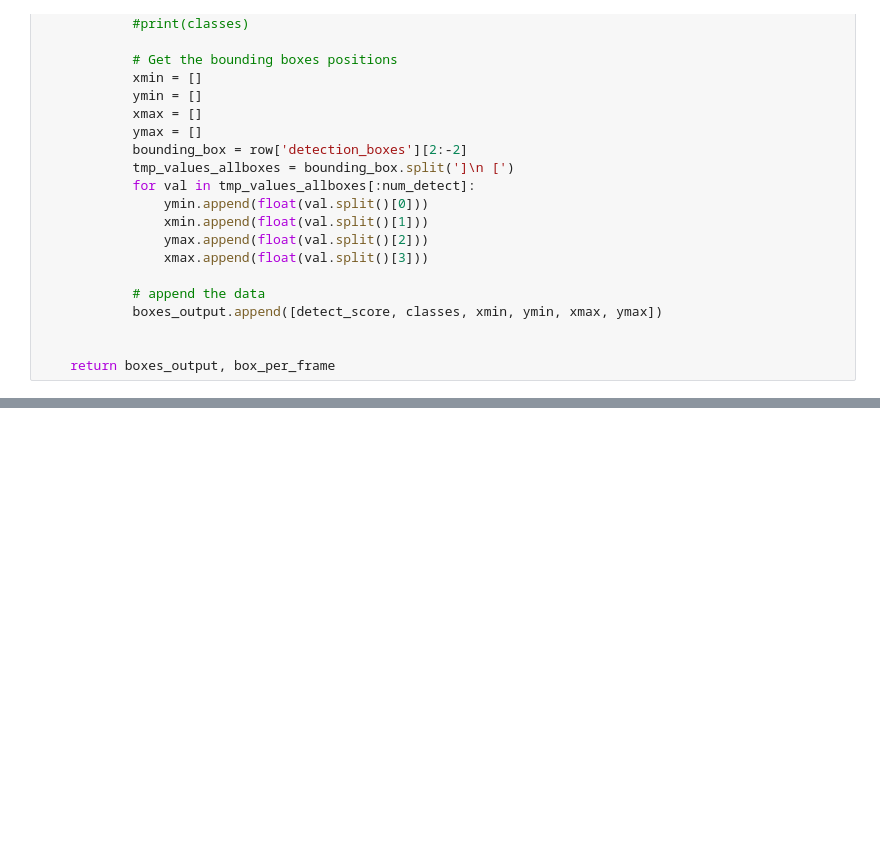
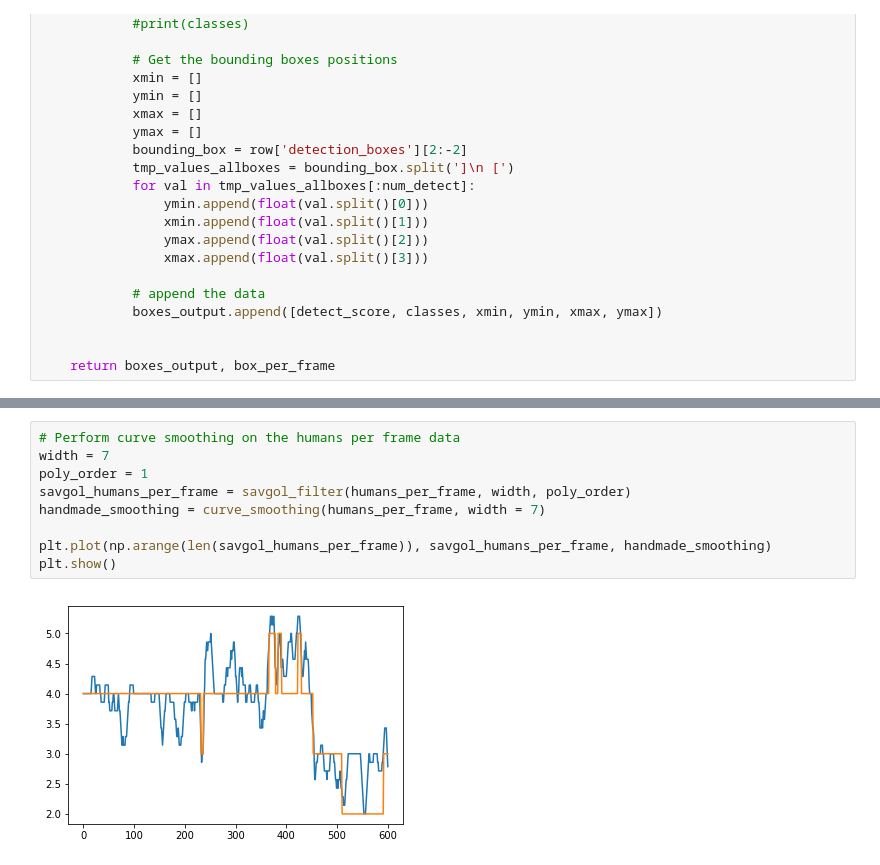
Before and after one commit to vincent-vdb/frameClassification, a Jupyter notebook: readCSVOutput.ipynb, the cells around one changed output, grey strips where cells are left out. Cells and saved outputs as stored; diff of their text form; blank space fills up the shorter version.

```diff
--- a/readCSVOutput.ipynb
+++ b/readCSVOutput.ipynb
@@ -325,0 +371,11 @@ The 'normed' kwarg was deprecated in Matplotlib 2.1 and will be removed in 3.1.
+# %%
+# Perform curve smoothing on the humans per frame data
+width = 7
+poly_order = 1
+savgol_humans_per_frame = savgol_filter(humans_per_frame, width, poly_order)
+handmade_smoothing = curve_smoothing(humans_per_frame, width = 7)
+
+plt.plot(np.arange(len(savgol_humans_per_frame)), savgol_humans_per_frame, handmade_smoothing)
+plt.show()
+# %% [output]
+[figure, added]
```
Also changed, not shown: parts of 9 cells of this notebook.
